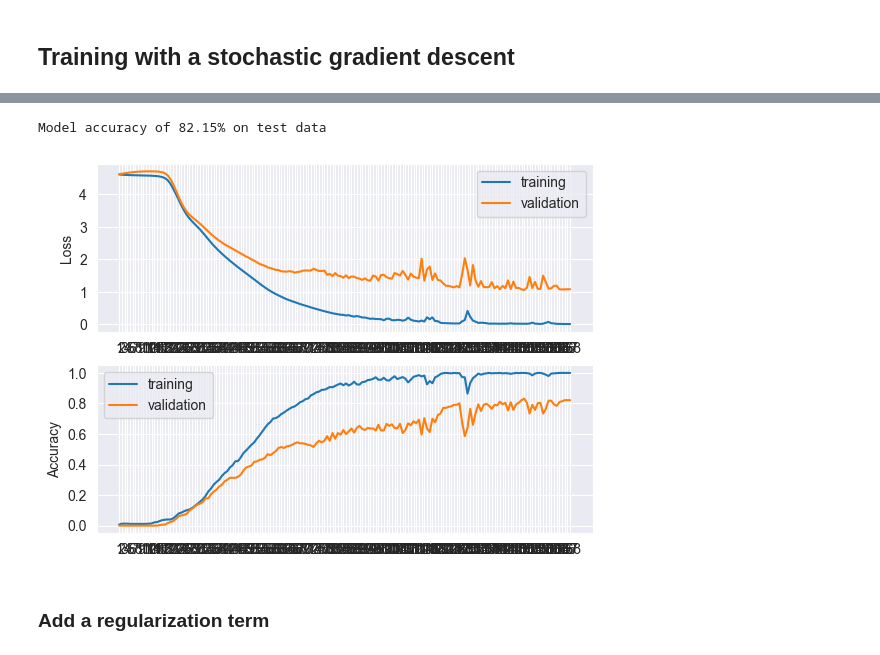
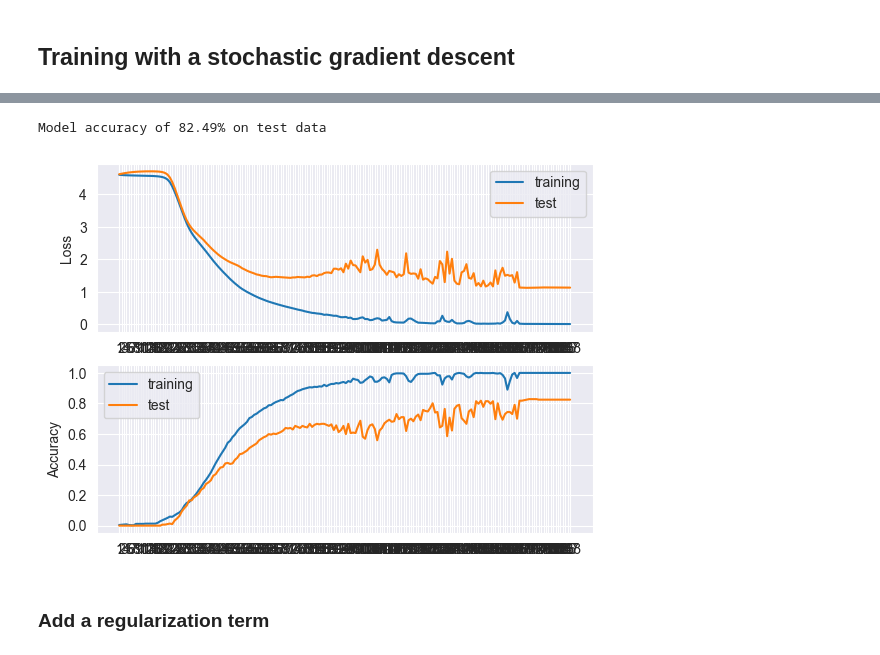
Before and after one commit to Alexandre-Leclercq/technique_apprentissage_projet, a Jupyter notebook: notebook/MLP_PyTorch.ipynb, the cells around one changed output, grey strips where cells are left out. Saved outputs shown, nothing was run; the diff lists cells and outputs as text; code cells hidden in the pictures.

```diff
--- a/notebook/MLP_PyTorch.ipynb
+++ b/notebook/MLP_PyTorch.ipynb
@@ -28,7 +28,7 @@ X_train, X_test, t_train, t_test = train_test_split(X, t, test_size=0.3, random_
 # %% [markdown]
 ## Training with a stochastic gradient descent
 # %%
-model = MLP(X_train, t_train, X_test, t_test, num_epochs=500)
+model = MLP(num_epochs=500)
 model.set_model(input_size=X_train.shape[1], output_size=t_train.shape[1], activation_function='relu')
 model.set_optimizer(optim='SGD', lr=1e-2, reg=0)
 # %%
@@ -54,11 +54,11 @@ Epoch 168/500, Loss: 0.00755, Accuracy: 100.00%
 # %%
 print("Model accuracy of {:.2f}% on test data".format(accuracy_test[-1]*100))
 # %% [output]
-Model accuracy of 82.15% on test data
+Model accuracy of 82.49% on test data
 # %%
-plot_training(loss_train, accuracy_train, loss_test, accuracy_test)
+plot_training(loss_train, accuracy_train, loss_test, accuracy_test, 'test')
 # %% [output]
-[figure, old version]
+[figure, new version]
 # %% [markdown]
 ### Add a regularization term
 # %%
```
Also changed, not shown: parts of 24 cells of this notebook, 1 other file.
